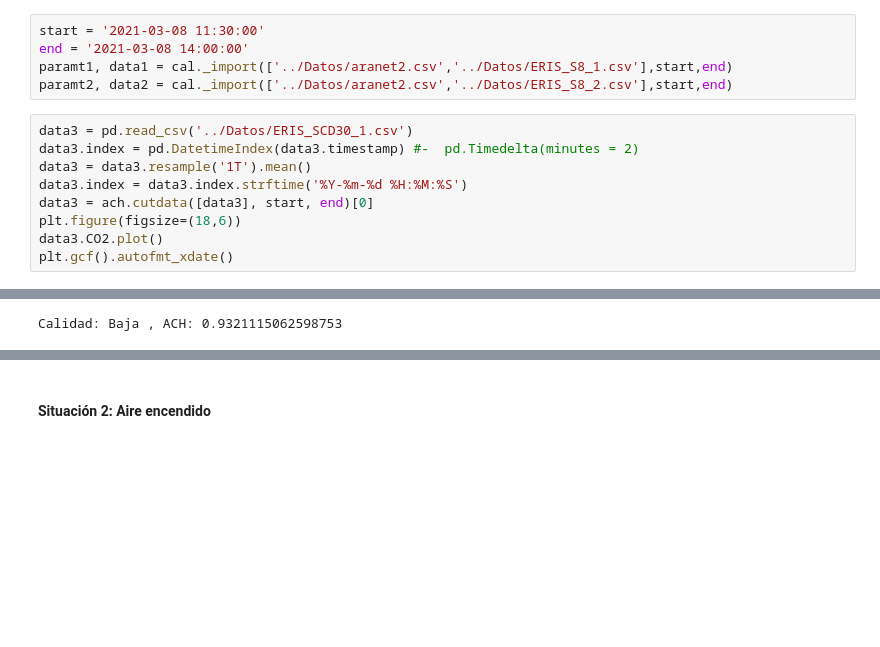
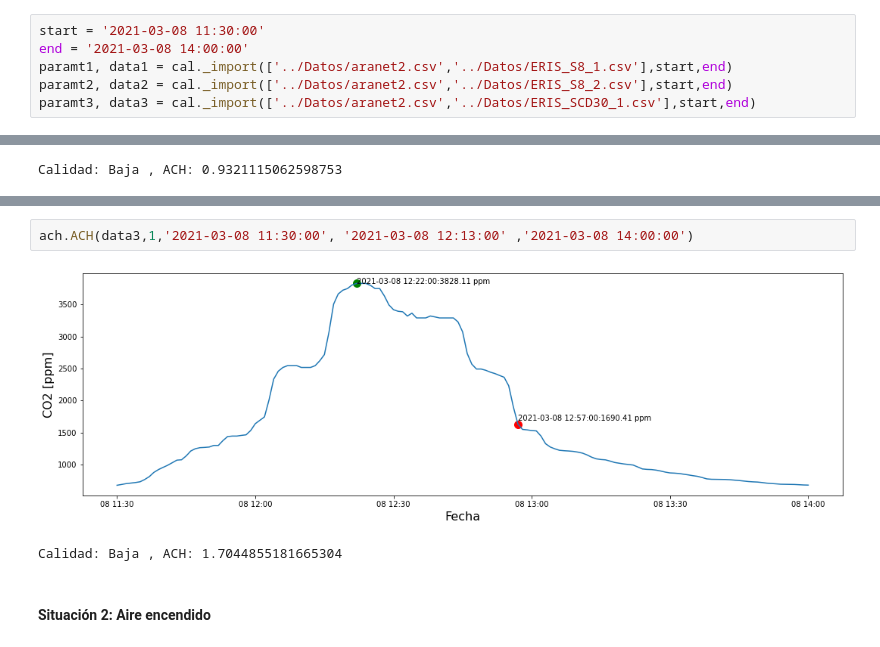
Before and after one commit to JoseSalamancaCoy/Air_flow_indoor, a Jupyter notebook: Experimentos/Dispositivo/UisSalud_08_03_2121.ipynb, the cells around one changed output, grey strips where cells are left out. Cells and saved outputs as stored; diff of their text form; blank space fills up the shorter version.

```diff
--- a/Experimentos/Dispositivo/UisSalud_08_03_2121.ipynb
+++ b/Experimentos/Dispositivo/UisSalud_08_03_2121.ipynb
@@ -82,12 +82,4 @@ start = '2021-03-08 11:30:00'
 end = '2021-03-08 14:00:00'
 paramt1, data1 = cal._import(['../Datos/aranet2.csv','../Datos/ERIS_S8_1.csv'],start,end)
 paramt2, data2 = cal._import(['../Datos/aranet2.csv','../Datos/ERIS_S8_2.csv'],start,end)
+paramt3, data3 = cal._import(['../Datos/aranet2.csv','../Datos/ERIS_SCD30_1.csv'],start,end)
-# %%
-data3 = pd.read_csv('../Datos/ERIS_SCD30_1.csv')
-data3.index = pd.DatetimeIndex(data3.timestamp) #-  pd.Timedelta(minutes = 2)
-data3 = data3.resample('1T').mean()
-data3.index = data3.index.strftime('%Y-%m-%d %H:%M:%S')
-data3 = ach.cutdata([data3], start, end)[0]
-plt.figure(figsize=(18,6))
-data3.CO2.plot()
-plt.gcf().autofmt_xdate()
@@ -128,3 +106,8 @@ ACH: 1.1047247481598519
+# %%
+ach.ACH(data3,1,'2021-03-08 11:30:00', '2021-03-08 12:13:00' ,'2021-03-08 14:00:00')
+# %% [output]
+[figure, added]
+Calidad: Baja , ACH: 1.7044855181665304
 # %% [markdown]
 #### Situación 2: Aire encendido
 # %%
```
Also changed, not shown: parts of 13 cells of this notebook.
